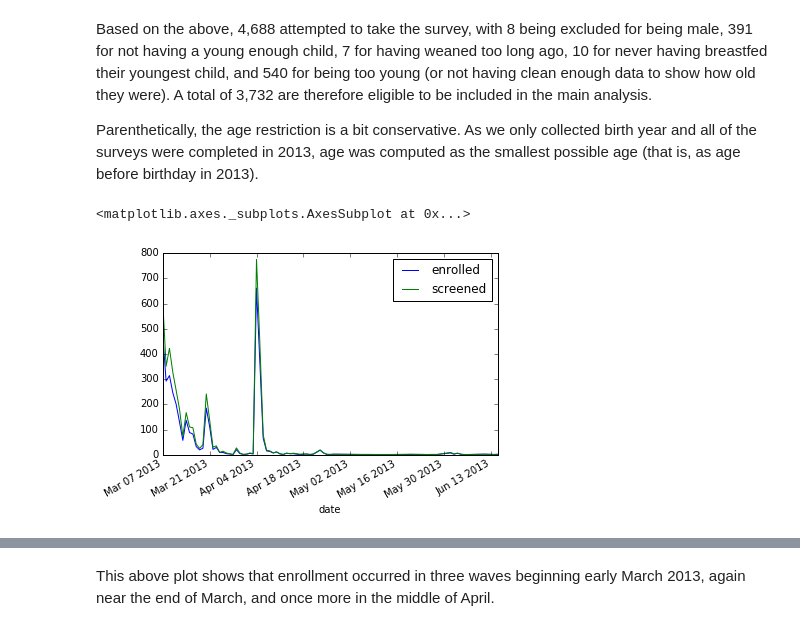
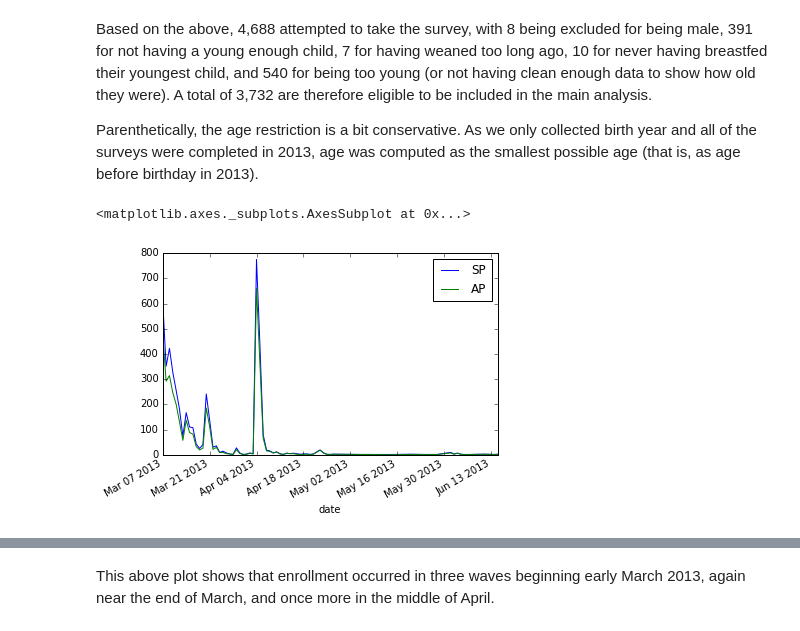
Before and after one commit to timcsimmons/barton-bfsurvey-2013, a Jupyter notebook: programs/2-analysis.ipynb, the cells around one changed output, grey strips where cells are left out. Cells and saved outputs as stored; diff of their text form; code cells hidden in the pictures.

```diff
--- a/programs/2-analysis.ipynb
+++ b/programs/2-analysis.ipynb
@@ -126,7 +125,10 @@ Based on the above, 4,688 attempted to take the survey, with 8 being excluded fo
 Parenthetically, the age restriction is a bit conservative. As we only collected birth year and all of the surveys were completed in 2013, age was computed as the smallest possible age (that is, as age before birthday in 2013).
 # %%
 population['date'] = population.start_date.map(lambda x: pd.datetime.strptime(x, '%m/%d/%Y'))
-population.groupby('date')['AP'].agg({'screened': np.size, 'enrolled': np.sum}).plot()
+population['SP'] = 1
+enrollment = population.groupby('date')[['SP', 'AP']]
+
+enrollment.sum().plot()
 # %% [output]
 <matplotlib.axes._subplots.AxesSubplot at 0x...>
-[figure, old version]
+[figure, new version]
```
Also changed, not shown: parts of 3 cells of this notebook, 2 other files.
